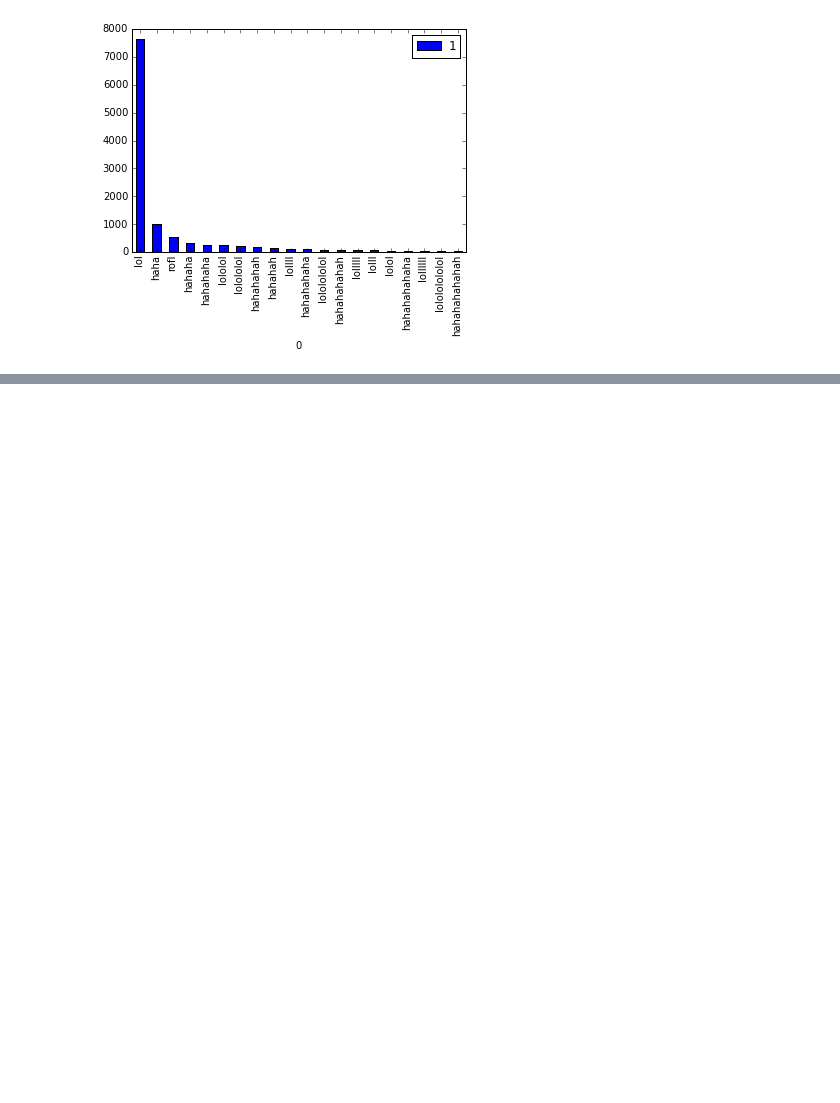
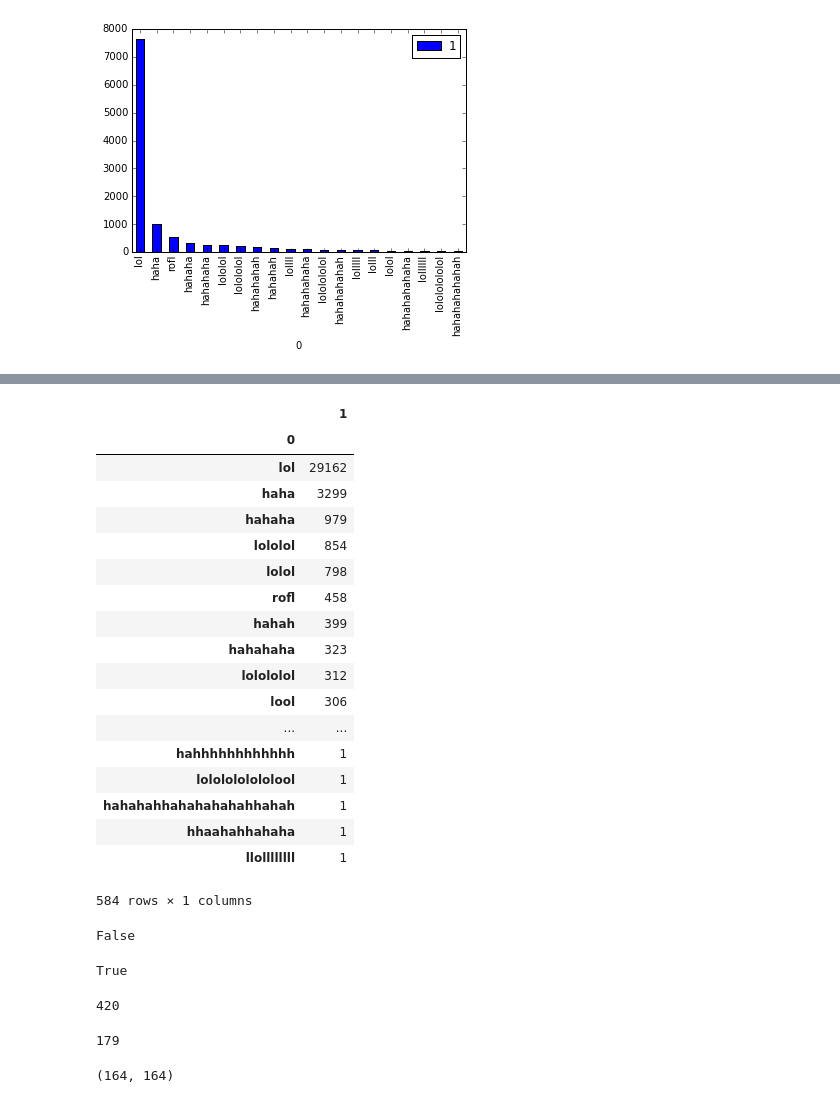
Before and after one commit to VitamintK/Facebook-Message-Analysis, a Jupyter notebook: fbma.ipynb, the cells around one changed output, grey strips where cells are left out. Saved outputs shown, nothing was run; the diff lists cells and outputs as text; code cells hidden in the pictures; blank space fills up the shorter version.

```diff
--- a/fbma.ipynb
+++ b/fbma.ipynb
@@ -166,0 +167,45 @@ kwords['lmao'],
+# %%
+their_lwords
+# %% [output]
+|  | 1 |
+| 0 |  |
+| lol | 29162 |
+| haha | 3299 |
+| hahaha | 979 |
+| lololol | 854 |
+| lolol | 798 |
+| rofl | 458 |
+| hahah | 399 |
+| hahahaha | 323 |
+| lolololol | 312 |
+| lool | 306 |
+| ... | ... |
+| hahhhhhhhhhhhh | 1 |
+| lololololololool | 1 |
+| hahahahhahahahahahhahah | 1 |
+| hhaahahhahaha | 1 |
+| llollllllll | 1 |
+584 rows × 1 columns
+# %%
+"lol" in lwords
+# %% [output]
+False
+# %%
+"lol" in lwords.index
+# %% [output]
+True
+# %%
+only_others_laugh = their_lwords[~their_lwords.index.isin(lwords.index)]
+len(only_others_laugh)
+# %% [output]
+420
+# %%
+only_me_laugh = lwords[~lwords.index.isin(their_lwords.index)]
+len(only_me_laugh)
+# %% [output]
+179
+# %%
+both_laugh = lwords[lwords.index.isin(their_lwords.index)]
+len(lwords[lwords.index.isin(their_lwords.index)]), len(their_lwords[their_lwords.index.isin(lwords.index)])
+# %% [output]
+(164, 164)
```
Also changed, not shown: parts of 22 cells of this notebook.
